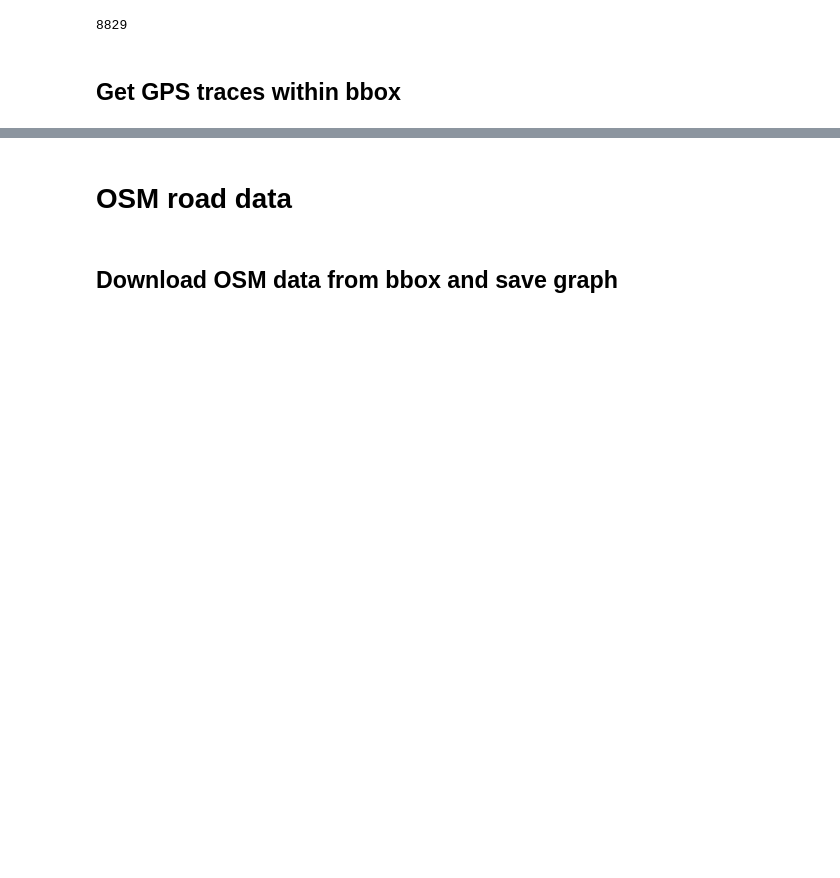
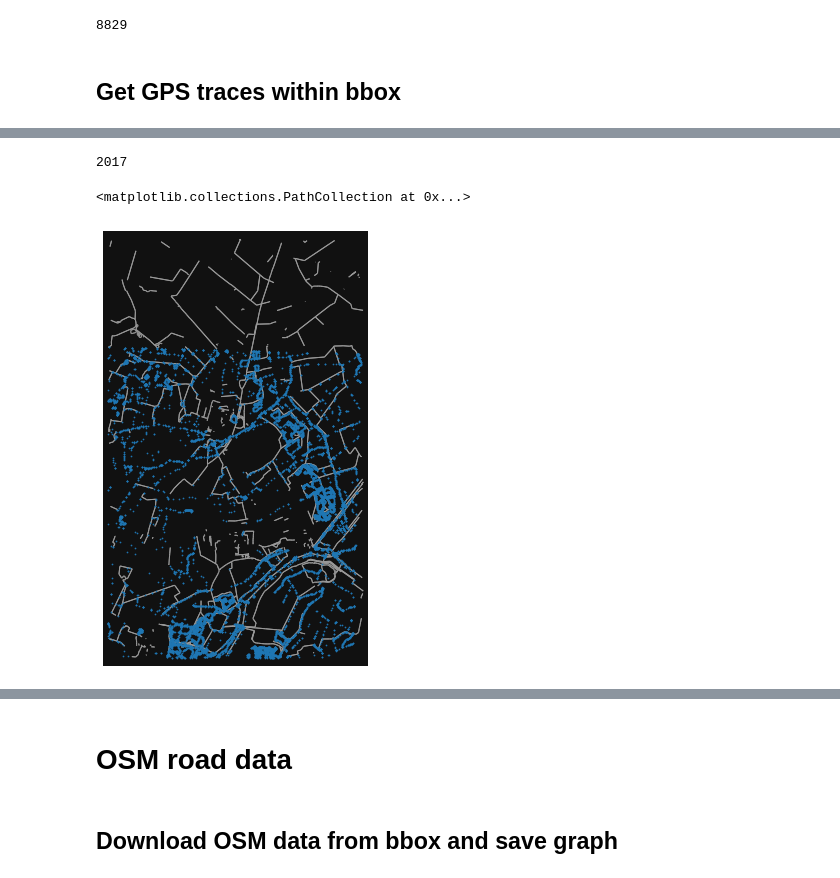
Before and after one commit to Andrewwango/prow-map, a Jupyter notebook: download_data.ipynb, the cells around one changed output, grey strips where cells are left out. Cells and saved outputs as stored; diff of their text form; code cells hidden in the pictures; blank space fills up the shorter version.

```diff
--- a/download_data.ipynb
+++ b/download_data.ipynb
@@ -157,4 +147,4 @@ for idx,gps_path in tqdm(enumerate(all_gps_paths)):
     frames.append(df)
 # %%
-all_gps_df = pd.concat(frames, ignore_index=True)
+all_gps_raw_df = pd.concat(frames, ignore_index=True)
 # %%
@@ -165,0 +166,2 @@ bbox = np.loadtxt("data/bbox.csv", delimiter=",", dtype=np.float32)
+# %%
+G = ox.load_graphml("data/osmnx/graph.graphml")
@@ -165,0 +172,2 @@ bbox = np.loadtxt("data/bbox.csv", delimiter=",", dtype=np.float32)
+# %%
+ts = all_gps_df["trackid"].unique()
@@ -165,0 +189,4 @@ bbox = np.loadtxt("data/bbox.csv", delimiter=",", dtype=np.float32)
+# %%
+ts[12]
+# %% [output]
+2017
@@ -165,0 +195,8 @@ bbox = np.loadtxt("data/bbox.csv", delimiter=",", dtype=np.float32)
+# %%
+test = all_gps_df[all_gps_df["trackid"].isin(ts[].tolist())]
+# %%
+fig, ax = ox.plot_graph(G, node_size=0, show=False, close=False)
+ax.scatter(test["longitude"], test["latitude"], s=2, marker='.')
+# %% [output]
+<matplotlib.collections.PathCollection at 0x...>
+[figure, added]
```
Also changed, not shown: parts of 42 cells of this notebook, 7 other files.
